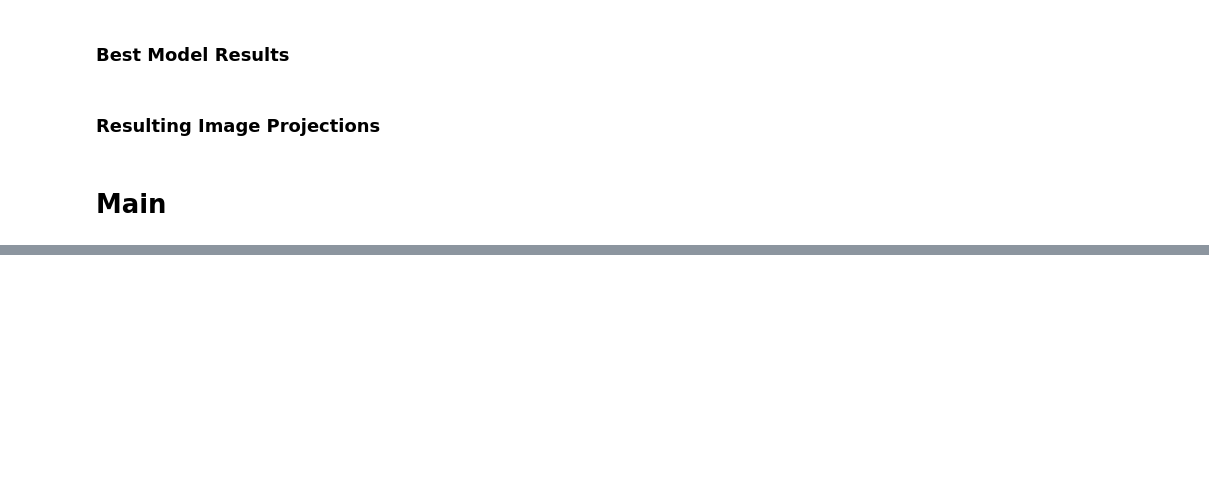
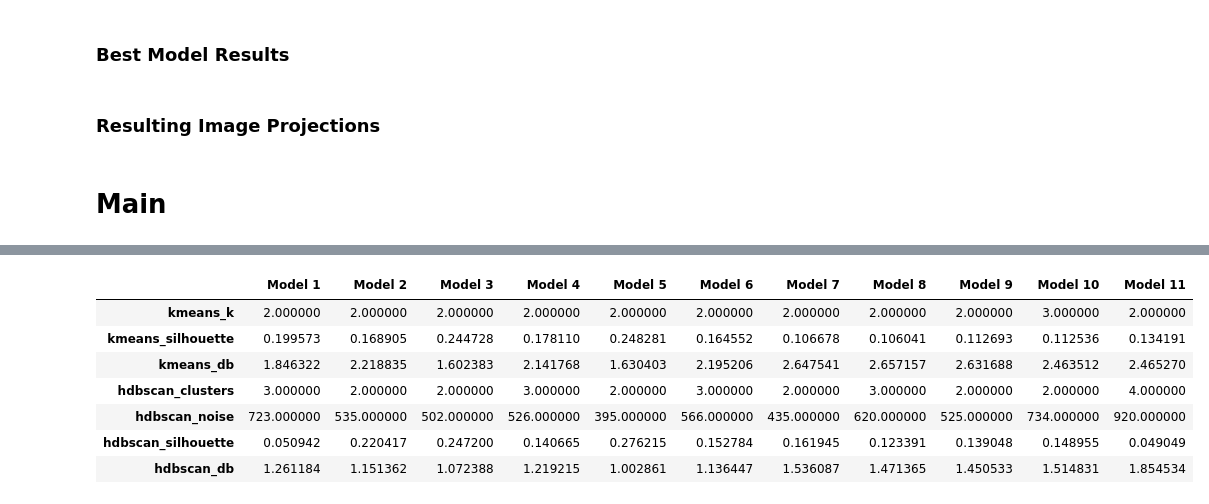
Before and after one commit to lashebir/unsupervised_confocal_analysis, a Jupyter notebook: shallow_cnn_learning_updated.ipynb, the cells around one changed output, grey strips where cells are left out. Saved outputs shown, nothing was run; the diff lists cells and outputs as text; code cells hidden in the pictures; blank space fills up the shorter version.

Commit message:
updating data

```diff
--- a/shallow_cnn_learning_updated.ipynb
+++ b/shallow_cnn_learning_updated.ipynb
@@ -2634,0 +2634,43 @@ if __name__ == '__main__':
+# %%
+clustering_results = {}
+
+for i in range(1, len(os.listdir(r'D:\Leah\unsupervised_clustering\finetuning\3_22\models'))):
+    print(f"\nAnalyzing Model {i}...")
+    model = torch.load(rf'D:\Leah\unsupervised_clustering\finetuning\3_22\models\model_{i}.pth')
+    embeddings = np.load(rf'D:\Leah\unsupervised_clustering\finetuning\3_22\embeddings\embeddings_{i}.npy')
+    # print(embeddings.shape)
+
+    results = find_optimal_clusters(embeddings, max_k=10, method='kmeans')
+    best_k_idx = np.argmax(results['silhouette_scores'])
+    k_optimal = results['k_values'][best_k_idx]
+    k_sil_score = results['silhouette_scores'][best_k_idx]
+    k_cluster_labels = cluster_embeddings(embeddings, method='kmeans', n_clusters=k_optimal)
+    k_db_score = davies_bouldin_score(embeddings, k_cluster_labels)
+
+    hdb_labels = cluster_embeddings(embeddings, method='hdbscan', min_cluster_size=10)
+    n_clusters_hdb = len(set(hdb_labels)) - (1 if -1 in hdb_labels else 0)
+    n_noise = (hdb_labels == -1).sum()
+    print(f"HDBSCAN found {n_clusters_hdb} clusters, {n_noise} noise points")
+
+    # Only score if HDBSCAN found >1 cluster
+    if n_clusters_hdb > 1:
+        # Exclude noise points for scoring
+        valid = hdb_labels != -1
+        hdb_sil = silhouette_score(embeddings[valid], hdb_labels[valid])
+        hdb_db = davies_bouldin_score(embeddings[valid], hdb_labels[valid])
+        print(f"HDBSCAN - Silhouette: {hdb_sil:.4f}, DB: {hdb_db:.4f}")
+    else:
+        hdb_sil = -1
+        hdb_db = float('inf')
+
+
+    # Saving clustering results
+    clustering_results[f'Model {i}'] = {
+        'kmeans_k': k_optimal,
+        'kmeans_silhouette': k_sil_score,
+        'kmeans_db': k_db_score,
+        'hdbscan_clusters': n_clusters_hdb,
+        'hdbscan_noise': int(n_noise),
+        'hdbscan_silhouette': hdb_sil,
+        'hdbscan_db': hdb_db
+        }
@@ -2634,0 +2695,11 @@ if __name__ == '__main__':
+# %%
+pd.DataFrame(clustering_results)
+# %% [output]
+|  | Model 1 | Model 2 | Model 3 | Model 4 | Model 5 | Model 6 | Model 7 | Model 8 | Model 9 | Model 10 | Model 11 |
+| kmeans_k | 2.000000 | 2.000000 | 2.000000 | 2.000000 | 2.000000 | 2.000000 | 2.000000 | 2.000000 | 2.000000 | 3.000000 | 2.000000 |
+| kmeans_silhouette | 0.199573 | 0.168905 | 0.244728 | 0.178110 | 0.248281 | 0.164552 | 0.106678 | 0.106041 | 0.112693 | 0.112536 | 0.134191 |
+| kmeans_db | 1.846322 | 2.218835 | 1.602383 | 2.141768 | 1.630403 | 2.195206 | 2.647541 | 2.657157 | 2.631688 | 2.463512 | 2.465270 |
+| hdbscan_clusters | 3.000000 | 2.000000 | 2.000000 | 3.000000 | 2.000000 | 3.000000 | 2.000000 | 3.000000 | 2.000000 | 2.000000 | 4.000000 |
+| hdbscan_noise | 723.000000 | 535.000000 | 502.000000 | 526.000000 | 395.000000 | 566.000000 | 435.000000 | 620.000000 | 525.000000 | 734.000000 | 920.000000 |
+| hdbscan_silhouette | 0.050942 | 0.220417 | 0.247200 | 0.140665 | 0.276215 | 0.152784 | 0.161945 | 0.123391 | 0.139048 | 0.148955 | 0.049049 |
+| hdbscan_db | 1.261184 | 1.151362 | 1.072388 | 1.219215 | 1.002861 | 1.136447 | 1.536087 | 1.471365 | 1.450533 | 1.514831 | 1.854534 |
```
Also changed, not shown: parts of 10 cells of this notebook, 3 other files.
